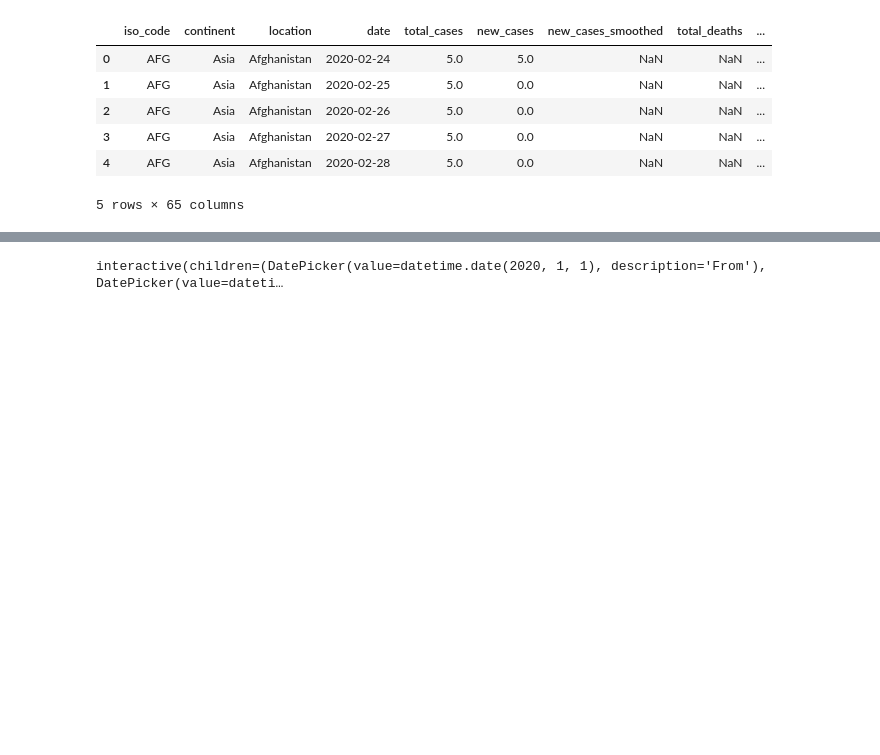
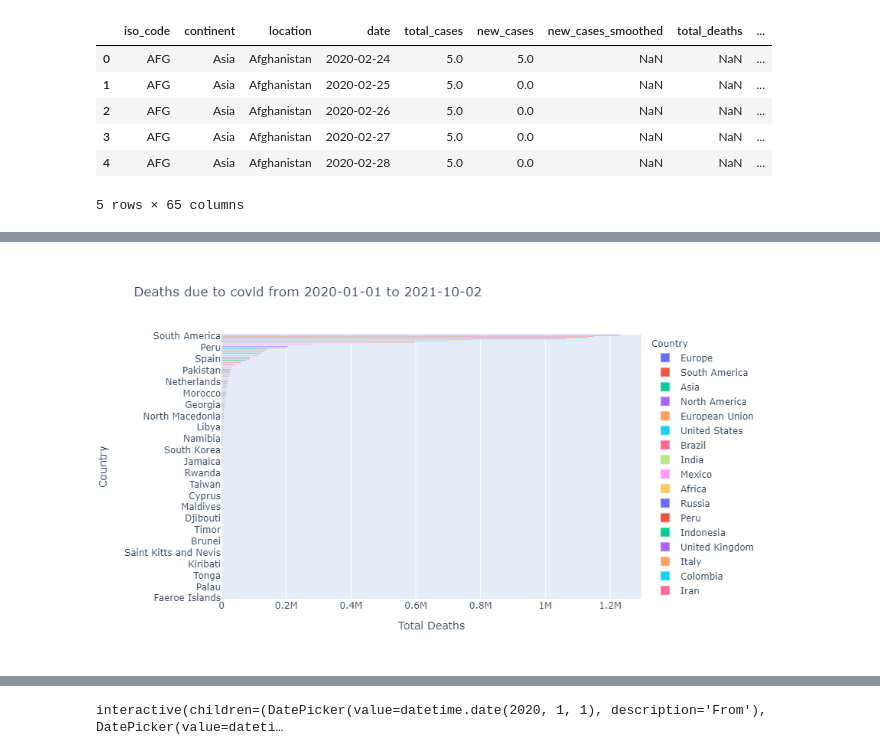
Before and after one commit to manojmanivannan/DataScience, a Jupyter notebook: CovidDaily/EU_covid_analysis.ipynb, the cells around one changed output, grey strips where cells are left out. Cells and saved outputs as stored; diff of their text form; code cells hidden in the pictures; blank space fills up the shorter version.

Commit message:
display images

```diff
--- a/CovidDaily/EU_covid_analysis.ipynb
+++ b/CovidDaily/EU_covid_analysis.ipynb
@@ -54,6 +54,10 @@ fig.show()
 # %% [output]
 [interactive output not drawn]
 [interactive output not drawn]
+# %%
+Image(filename="figures/total_deaths.png")
+# %% [output]
+[figure, added]
 # %%
 df_2020 = df[(df['date'] > '2020-01-01') & (df['date'] < '2020-12-31')]
 df_2020_italy = df_2020[df_2020['location'] == 'Italy']
```
Also changed, not shown: parts of 5 cells of this notebook, 5 other files.
